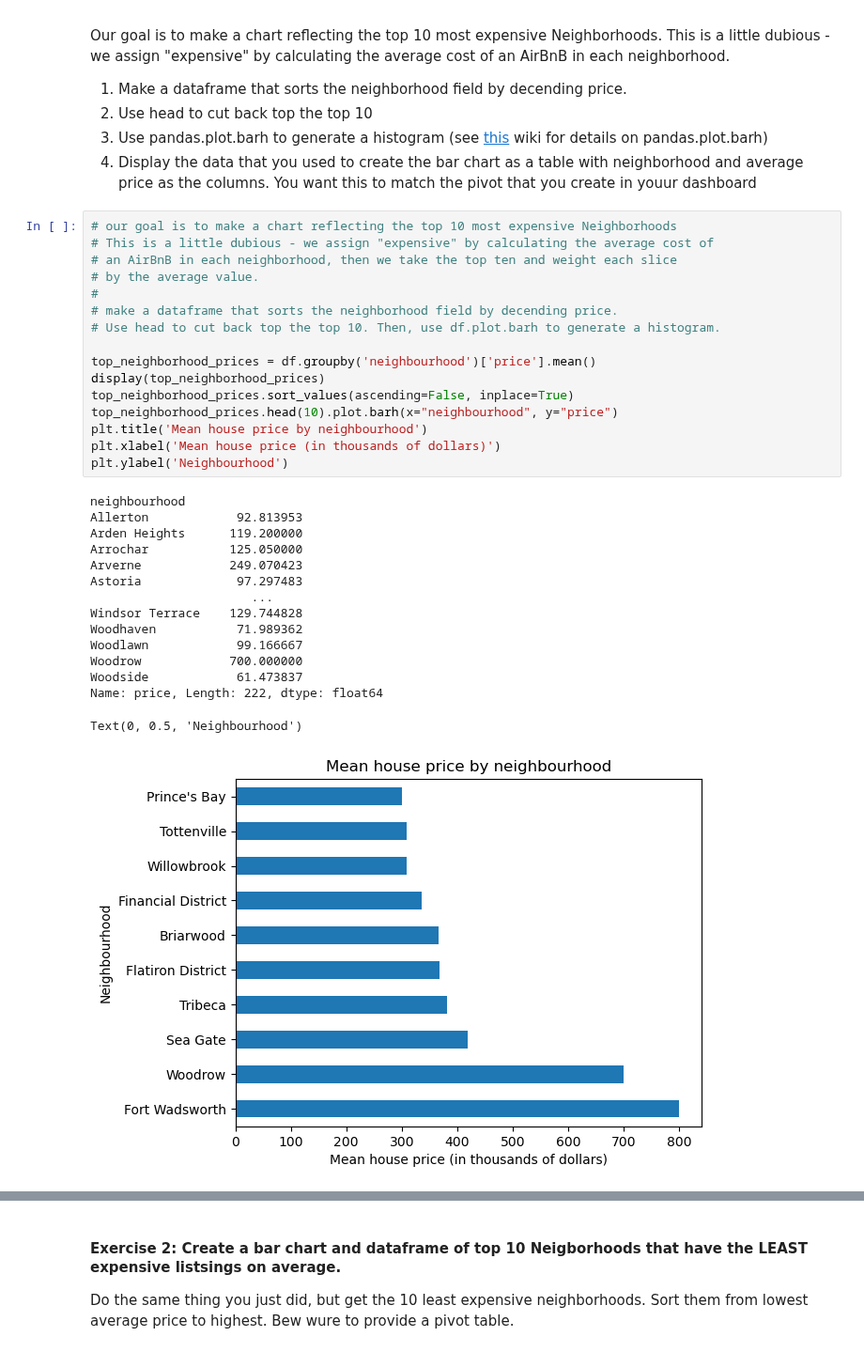
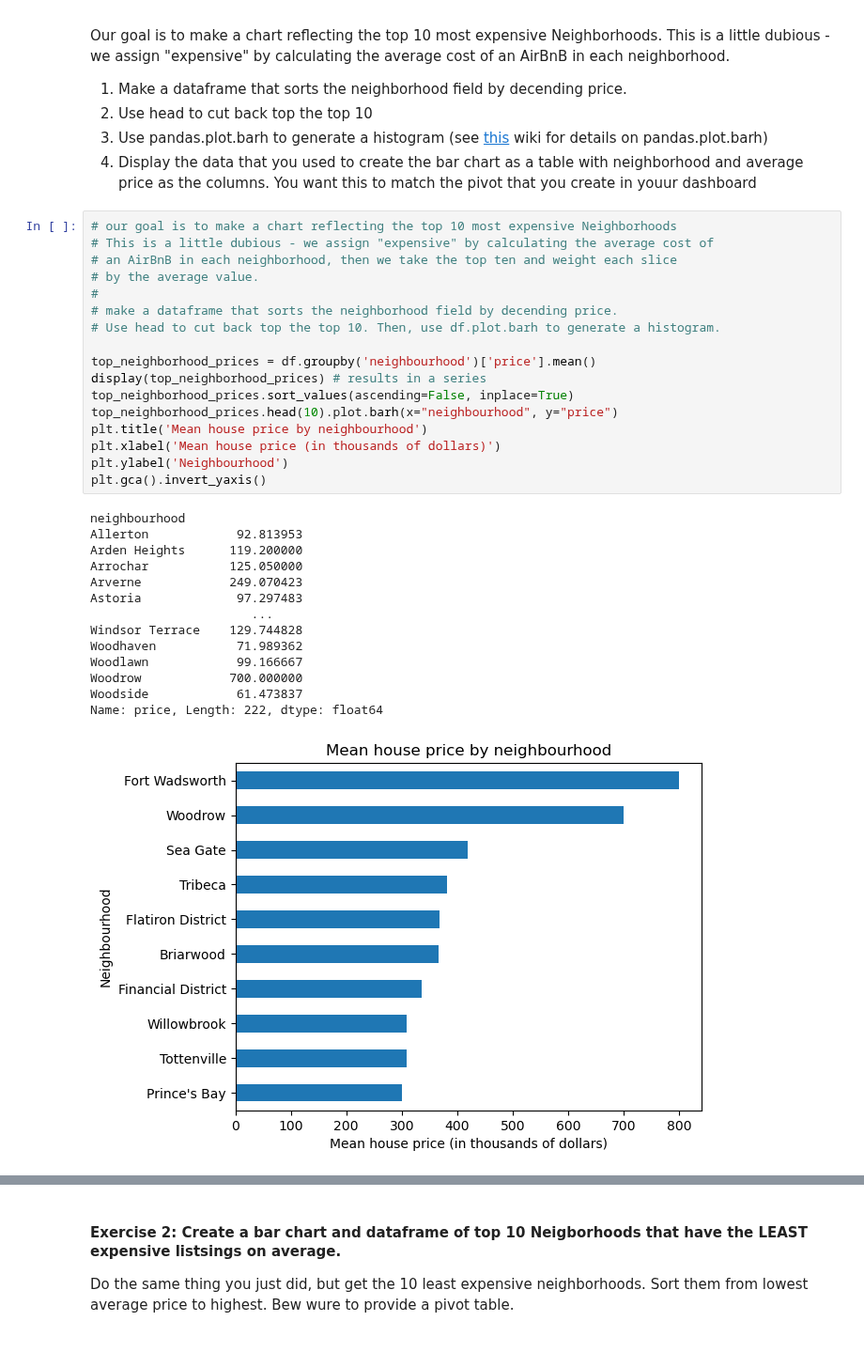
Before and after one commit to availe/CTP-Data-Science, a Jupyter notebook: Week-03-Data_Analytics-Data_Viz-BI_tools/Exercise-RD.ipynb, the cells around one changed output, grey strips where cells are left out. Shown at 94% size. Saved outputs shown, nothing was run; the diff lists cells and outputs as text.

Commit message:
plt.gca().invert_yaxis()

```diff
--- a/Week-03-Data_Analytics-Data_Viz-BI_tools/Exercise-RD.ipynb
+++ b/Week-03-Data_Analytics-Data_Viz-BI_tools/Exercise-RD.ipynb
@@ -18,35 +18,35 @@ an AirBnB in each neighborhood.
 # %%
 # our goal is to make a chart reflecting the top 10 most expensive Neighborhoods
 # This is a little dubious - we assign "expensive" by calculating the average cost of
 # an AirBnB in each neighborhood, then we take the top ten and weight each slice
 # by the average value.
 #
 # make a dataframe that sorts the neighborhood field by decending price.
 # Use head to cut back top the top 10. Then, use df.plot.barh to generate a histogram.
 
 top_neighborhood_prices = df.groupby('neighbourhood')['price'].mean()
-display(top_neighborhood_prices)
+display(top_neighborhood_prices) # results in a series
 top_neighborhood_prices.sort_values(ascending=False, inplace=True)
 top_neighborhood_prices.head(10).plot.barh(x="neighbourhood", y="price")
 plt.title('Mean house price by neighbourhood')
 plt.xlabel('Mean house price (in thousands of dollars)')
 plt.ylabel('Neighbourhood')
+plt.gca().invert_yaxis()
 # %% [output]
 neighbourhood
 Allerton            92.813953
 Arden Heights      119.200000
 Arrochar           125.050000
 Arverne            249.070423
 Astoria             97.297483
                       ...
 Windsor Terrace    129.744828
 Woodhaven           71.989362
 Woodlawn            99.166667
 Woodrow            700.000000
 Woodside            61.473837
 Name: price, Length: 222, dtype: float64
-Text(0, 0.5, 'Neighbourhood')
-[figure, old version]
+[figure, new version]
 # %%
 # Now, display the top 10 datframe you created as a table with columns
 # neighbourhood and price
```
Also changed, not shown: parts of 1 cell of this notebook.
